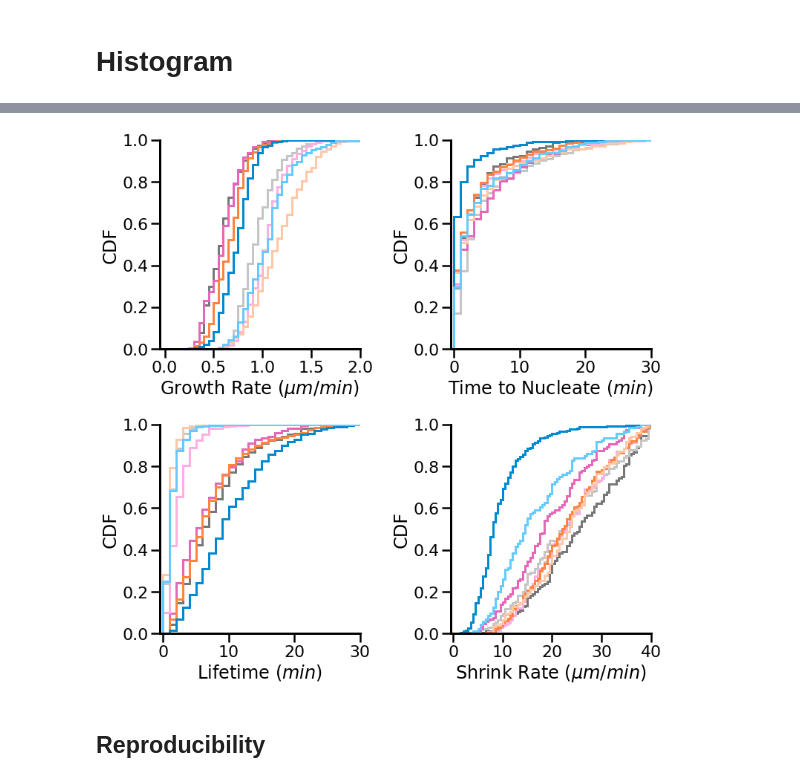
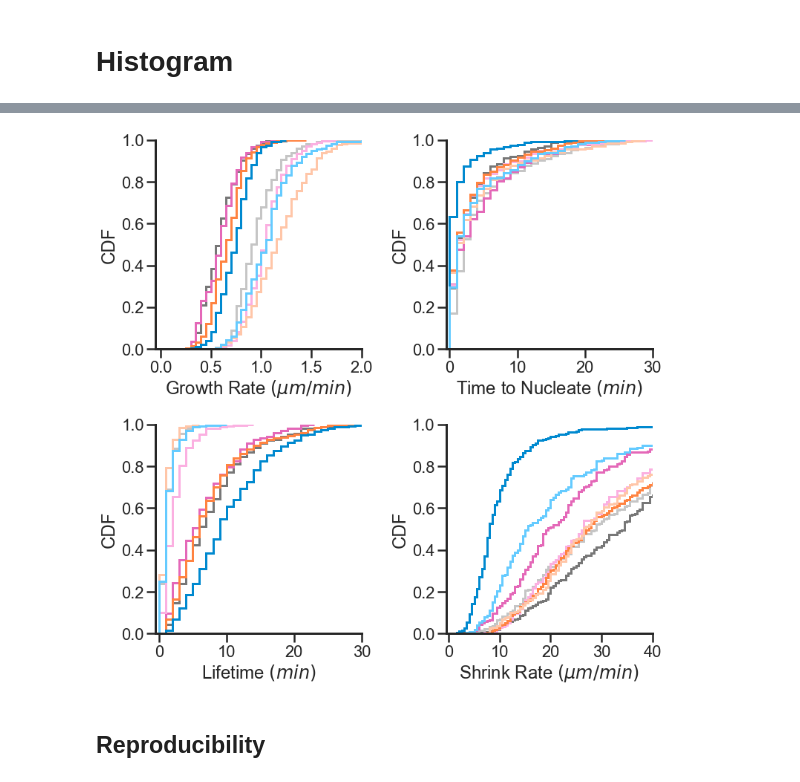
Before and after one commit to sofiacruzt/sofia-brouhardlab, a Jupyter notebook: dynamics/fit_master_sheet-BrandiEB.ipynb, the cells around one changed output, grey strips where cells are left out. Cells and saved outputs as stored; diff of their text form; code cells hidden in the pictures.

```diff
--- a/dynamics/fit_master_sheet-BrandiEB.ipynb
+++ b/dynamics/fit_master_sheet-BrandiEB.ipynb
@@ -127,3 +127,10 @@ path = newmydir
 path
 # %% [output]
 WindowsPath('C:/Users/Brouhard Lab/OneDrive - McGill University/EJCB2023/Brandi_EJCB_DCX-EB_Figs/IRM/Data_Sheets/Plots-Sofia/Plots-Sofia')
+# %%
+tubconc =8
+dcxtype = 'None'
+ebconc = 20
+rep = 4
+selectdata = data[(data[Type]==dcxtype)&(data[EBconc]==ebconc)]
+selectdata.groupby([EBconc,'Rep']).mean()
@@ -815,43 +836,43 @@ for dcxtype in ['None','R76S','P191R','WT']: #data[Type].unique(): #['None','R76
         for i in np.arange(len(ax)):
             for j in np.arange(len(ax)):
                 parameter = parameters[c]
+                maxbin = selectdata[parameter].max()
 
                 if parameter == GrowthRate :
-                    maxbin = 2.05
                     binsize = 0.05
                 elif parameter == ShrinkageRate :
-                    maxbin = 40.01
                     binsize = 0.5
                 else:
-                    maxbin = 30.5
                     binsize = 1
 
-                ax[i][j].hist(selectdata[parameter], bins=np.arange(0, maxbin + binsize, binsize),
+                n,bins,patches = ax[i][j].hist(selectdata[parameter], bins=np.arange(0, maxbin + binsize, binsize),
                               cumulative=True, density=True,histtype='step',color =palette[count],alpha = 1,linewidth=3);
+                patches[0].set_xy(patches[0].get_xy()[:-1])
+
 
                 ax[i][j].set_xlabel(parameter)
                 ax[i][j].set_ylabel('CDF')
                 ax[i][j].set_ylim(0,1)
                 ax[i][j].set_xlim(-0.5,30)
 
                 ax[i][j].spines['right'].set_visible(False)
                 ax[i][j].spines['top'].set_visible(False)
                 ax[i][j].spines['left'].set_lw(3)
                 ax[i][j].spines['bottom'].set_lw(3)
 
                 c += 1
         #print(palette[count])
         count += 1
 ax[0][0].set_xlim(-0.05,2)
 ax[0][0].set_xticks(np.arange(0, 2.01, 0.5))
 ax[1][1].set_xlim(-0.5,40)
 ax[1][1].set_xticks(np.arange(0, 40.01, 10))
 
 sns.set_context("poster", font_scale=1, rc={"lines.linewidth":3.0})
 plt.tight_layout()
 plt.savefig(newmydir/('joint_graphsCDF_WT-2mutants.svg'))
 # %% [output]
-[figure, old version]
+[figure, new version]
 # %% [markdown]
 ## Reproducibility ##
 # %%
```
Also changed, not shown: parts of 20 cells of this notebook, 3 other files.
